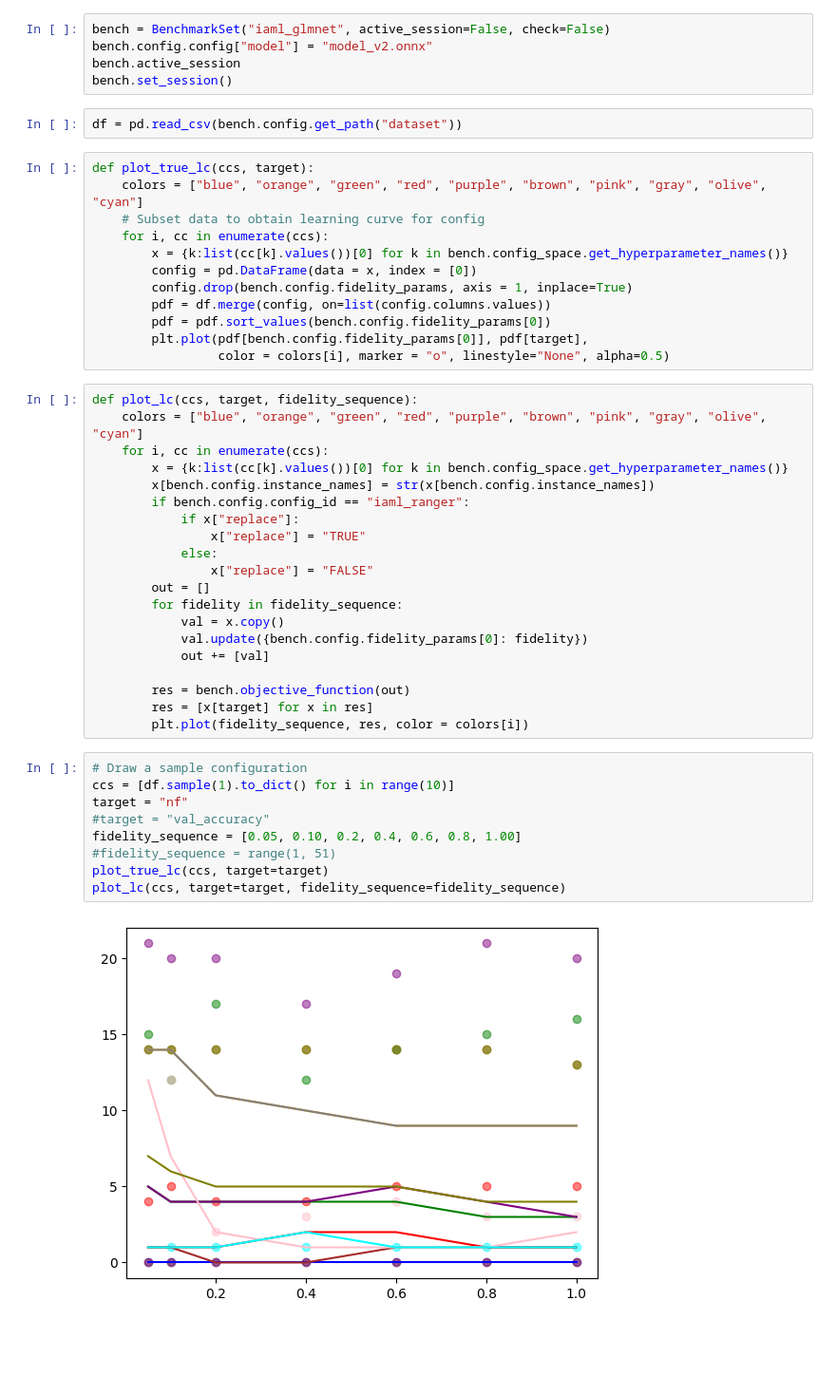
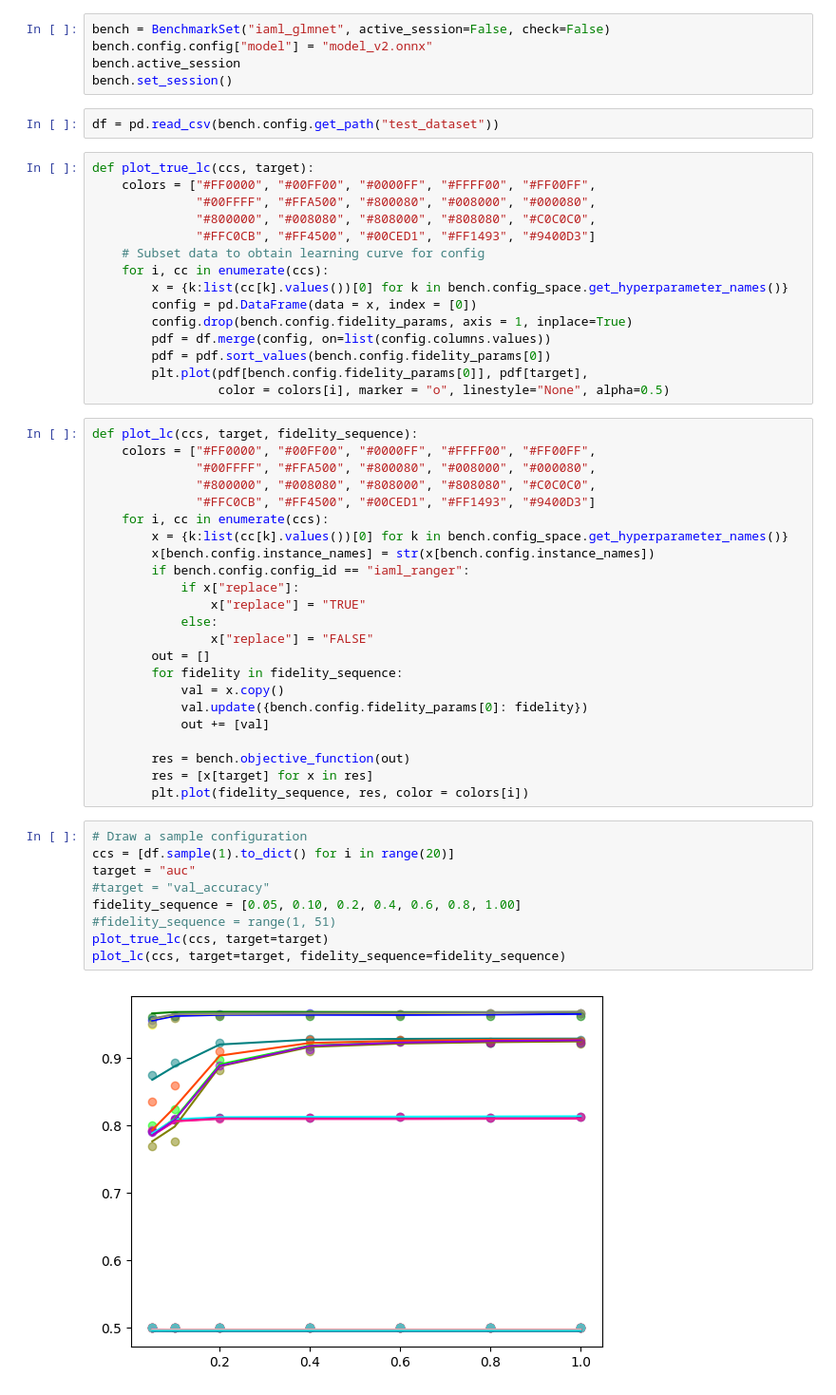
Before and after one commit to slds-lmu/yahpo_gym, a Jupyter notebook: yahpo_train/notebooks/learning_curves.ipynb, the cells around one changed output. Shown at 95% size. Cells and saved outputs as stored; diff of their text form; blank space fills up the shorter version.

```diff
--- a/yahpo_train/notebooks/learning_curves.ipynb
+++ b/yahpo_train/notebooks/learning_curves.ipynb
@@ -10,10 +10,13 @@ bench.config.config["model"] = "model_v2.onnx"
 bench.active_session
 bench.set_session()
 # %%
-df = pd.read_csv(bench.config.get_path("dataset"))
+df = pd.read_csv(bench.config.get_path("test_dataset"))
 # %%
 def plot_true_lc(ccs, target):
-    colors = ["blue", "orange", "green", "red", "purple", "brown", "pink", "gray", "olive", "cyan"]
+    colors = ["#FF0000", "#00FF00", "#0000FF", "#FFFF00", "#FF00FF",
+              "#00FFFF", "#FFA500", "#800080", "#008000", "#000080",
+              "#800000", "#008080", "#808000", "#808080", "#C0C0C0",
+              "#FFC0CB", "#FF4500", "#00CED1", "#FF1493", "#9400D3"]
     # Subset data to obtain learning curve for config
     for i, cc in enumerate(ccs):
         x = {k:list(cc[k].values())[0] for k in bench.config_space.get_hyperparameter_names()}
@@ -25,7 +28,10 @@ def plot_true_lc(ccs, target):
                  color = colors[i], marker = "o", linestyle="None", alpha=0.5)
 # %%
 def plot_lc(ccs, target, fidelity_sequence):
-    colors = ["blue", "orange", "green", "red", "purple", "brown", "pink", "gray", "olive", "cyan"]
+    colors = ["#FF0000", "#00FF00", "#0000FF", "#FFFF00", "#FF00FF",
+              "#00FFFF", "#FFA500", "#800080", "#008000", "#000080",
+              "#800000", "#008080", "#808000", "#808080", "#C0C0C0",
+              "#FFC0CB", "#FF4500", "#00CED1", "#FF1493", "#9400D3"]
     for i, cc in enumerate(ccs):
         x = {k:list(cc[k].values())[0] for k in bench.config_space.get_hyperparameter_names()}
         x[bench.config.instance_names] = str(x[bench.config.instance_names])
@@ -45,15 +51,15 @@ def plot_lc(ccs, target, fidelity_sequence):
         plt.plot(fidelity_sequence, res, color = colors[i])
 # %%
 # Draw a sample configuration
-ccs = [df.sample(1).to_dict() for i in range(10)]
-target = "nf"
+ccs = [df.sample(1).to_dict() for i in range(20)]
+target = "auc"
 #target = "val_accuracy"
 fidelity_sequence = [0.05, 0.10, 0.2, 0.4, 0.6, 0.8, 1.00]
 #fidelity_sequence = range(1, 51)
 plot_true_lc(ccs, target=target)
 plot_lc(ccs, target=target, fidelity_sequence=fidelity_sequence)
 # %% [output]
-[figure, old version]
+[figure, new version]
 # %%
 ccs
 # %% [output]
```
Also changed, not shown: parts of 1 cell of this notebook, 4 other files.
